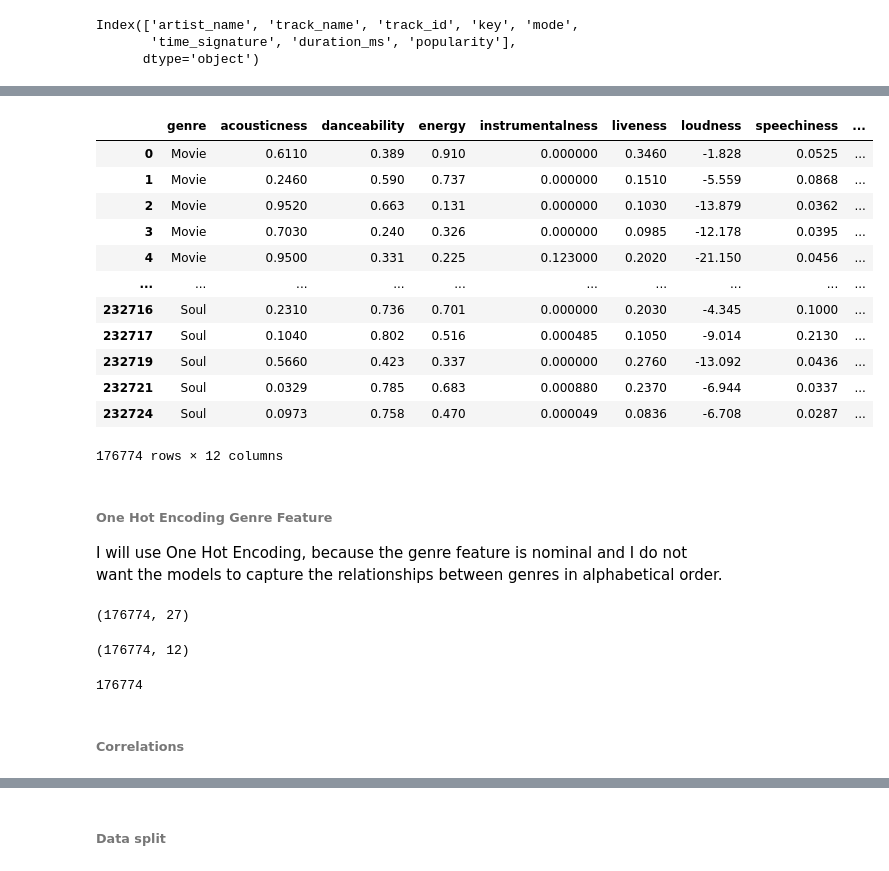
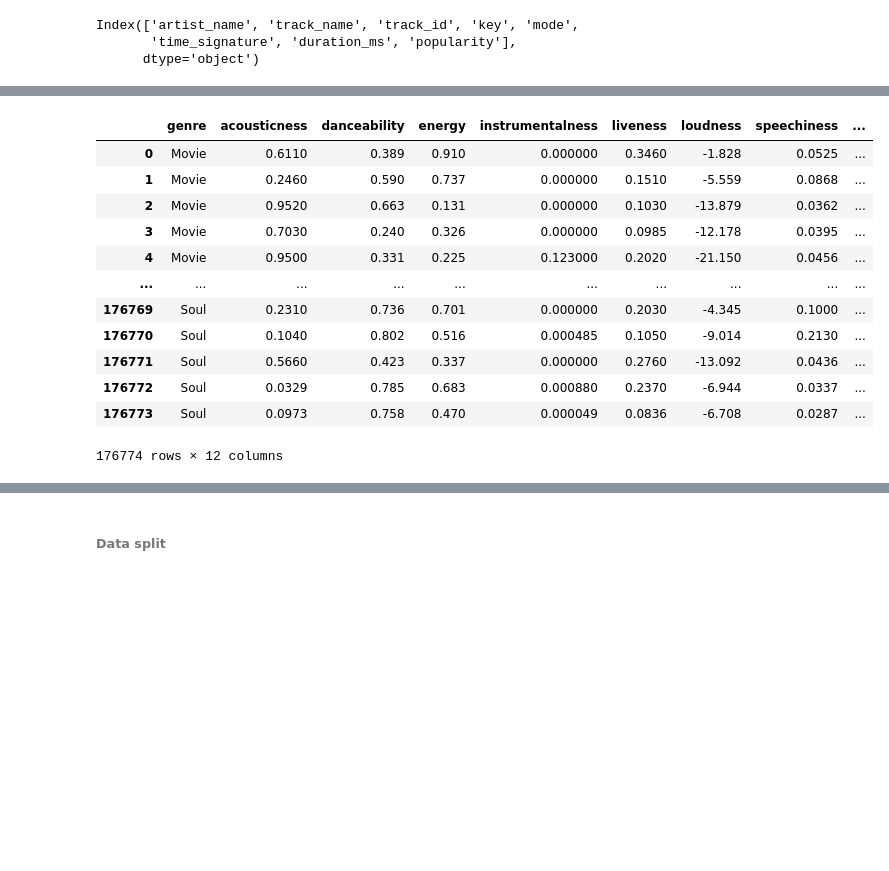
Before and after one commit to itamarKraitman/Spotify_data_analysis, a Jupyter notebook: Spotify.ipynb, the cells around one changed output, grey strips where cells are left out. Drawn from its saved outputs; the diff is of its cells as text; code cells hidden in the pictures; blank space fills up the shorter version.

```diff
--- a/Spotify.ipynb
+++ b/Spotify.ipynb
@@ -336,7 +337,7 @@ def calculate_popularity(row) -> int:
 # %%
 spotify_copy = spotify_data.copy()
 # %%
-spotify_copy['popularity_level'] = df_copy.apply(lambda row: calculate_popularity(row), axis=1)
+spotify_copy['popularity_level'] = spotify_copy.apply(lambda row: calculate_popularity(row), axis=1)
 # %%
 plt.figure(figsize=(8,5))
 
@@ -376,5 +405,5 @@ Dropping 'duration_ms' as well because it's redunant for the reason I have the '
 # %%
-object_featuers = spotify_copy.columns[df_copy.dtypes == 'object'].append(pd.Index(['duration_ms', 'popularity']))
+object_featuers = spotify_copy.columns[spotify_copy.dtypes == 'object'].append(pd.Index(['duration_ms', 'popularity']))
 object_featuers = object_featuers.delete(0)
 object_featuers
 # %% [output]
@@ -384,26 +429,19 @@ Index(['artist_name', 'track_name', 'track_id', 'key', 'mode',
 # %%
 spotify_numeric_only = spotify_copy.drop(labels=object_featuers, axis=1)
+spotify_numeric_only.reset_index(inplace=True)
+spotify_numeric_only.drop(columns='index',axis=1,inplace=True)
 spotify_numeric_only
 # %% [output]
 |  | genre | acousticness | danceability | energy | instrumentalness | liveness | loudness | speechiness | ... |
 | 0 | Movie | 0.6110 | 0.389 | 0.910 | 0.000000 | 0.3460 | -1.828 | 0.0525 | ... |
 | 1 | Movie | 0.2460 | 0.590 | 0.737 | 0.000000 | 0.1510 | -5.559 | 0.0868 | ... |
 | 2 | Movie | 0.9520 | 0.663 | 0.131 | 0.000000 | 0.1030 | -13.879 | 0.0362 | ... |
 | 3 | Movie | 0.7030 | 0.240 | 0.326 | 0.000000 | 0.0985 | -12.178 | 0.0395 | ... |
 | 4 | Movie | 0.9500 | 0.331 | 0.225 | 0.123000 | 0.2020 | -21.150 | 0.0456 | ... |
 | ... | ... | ... | ... | ... | ... | ... | ... | ... | ... |
-| 232716 | Soul | 0.2310 | 0.736 | 0.701 | 0.000000 | 0.2030 | -4.345 | 0.1000 | ... |
-| 232717 | Soul | 0.1040 | 0.802 | 0.516 | 0.000485 | 0.1050 | -9.014 | 0.2130 | ... |
-| 232719 | Soul | 0.5660 | 0.423 | 0.337 | 0.000000 | 0.2760 | -13.092 | 0.0436 | ... |
-| 232721 | Soul | 0.0329 | 0.785 | 0.683 | 0.000880 | 0.2370 | -6.944 | 0.0337 | ... |
-| 232724 | Soul | 0.0973 | 0.758 | 0.470 | 0.000049 | 0.0836 | -6.708 | 0.0287 | ... |
+| 176769 | Soul | 0.2310 | 0.736 | 0.701 | 0.000000 | 0.2030 | -4.345 | 0.1000 | ... |
+| 176770 | Soul | 0.1040 | 0.802 | 0.516 | 0.000485 | 0.1050 | -9.014 | 0.2130 | ... |
+| 176771 | Soul | 0.5660 | 0.423 | 0.337 | 0.000000 | 0.2760 | -13.092 | 0.0436 | ... |
+| 176772 | Soul | 0.0329 | 0.785 | 0.683 | 0.000880 | 0.2370 | -6.944 | 0.0337 | ... |
+| 176773 | Soul | 0.0973 | 0.758 | 0.470 | 0.000049 | 0.0836 | -6.708 | 0.0287 | ... |
 176774 rows × 12 columns
-# %% [markdown]
-###### One Hot Encoding Genre Feature
-I will use One Hot Encoding, because the genre feature is nominal and I do not want the models to capture the relationships between genres in alphabetical order.
-# %%
-print(df_encoding.shape)
-spotify_numeric_only.shape
-# %% [output]
-(176774, 27)
-(176774, 12)
@@ -425,6 +447,0 @@ final_spotify_df
-# %%
-len(genres_encoding)
-# %% [output]
-176774
-# %% [markdown]
-###### Correlations
```
Also changed, not shown: parts of 15 cells of this notebook.
